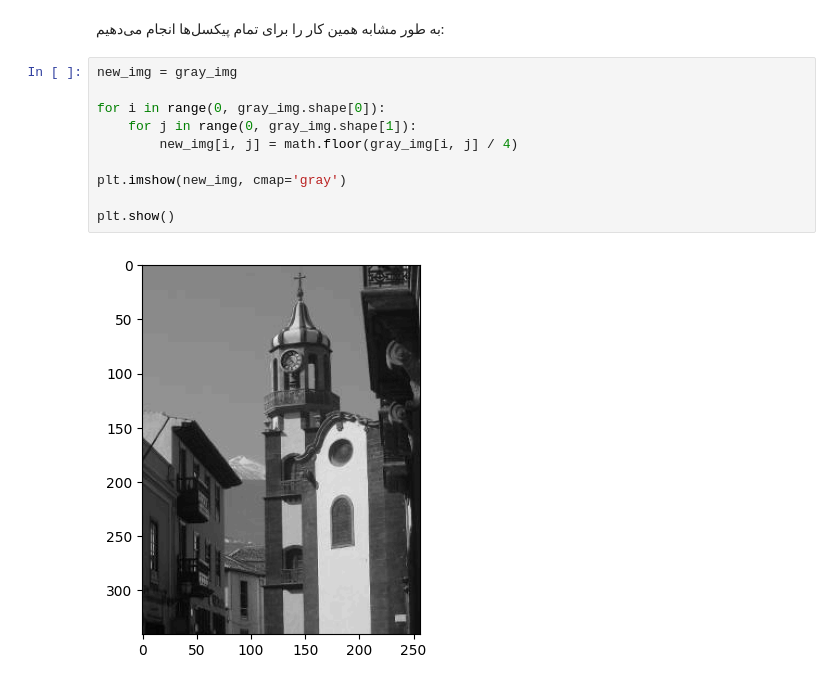
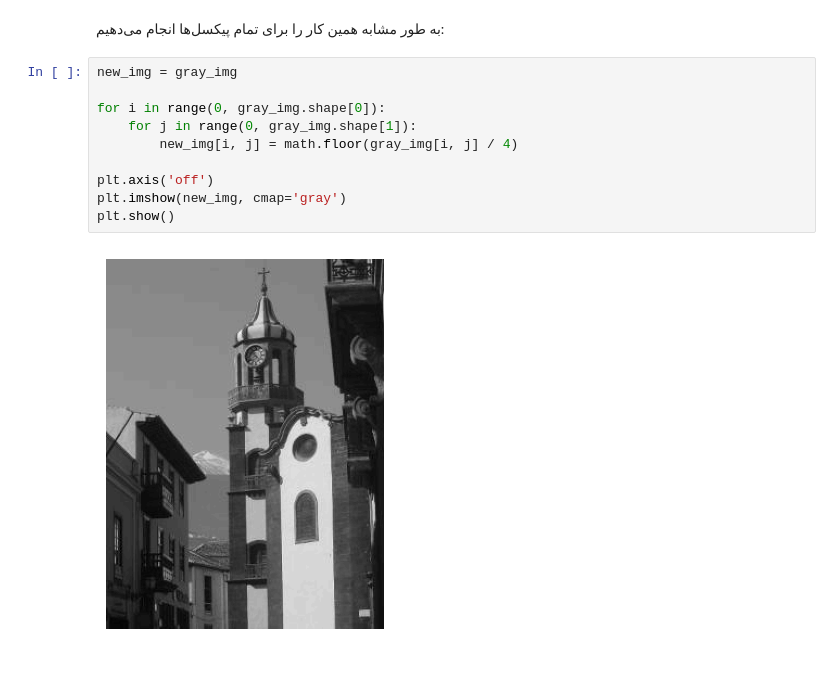
Before and after one commit to msabiloo/iut-computer-vision, a Jupyter notebook: ch_02_images/ch_02_2_2.ipynb, the cells around one changed output. Drawn from its saved outputs; the diff is of its cells as text.

```diff
--- a/ch_02_images/ch_02_2_2.ipynb
+++ b/ch_02_images/ch_02_2_2.ipynb
@@ -49,12 +50,12 @@ print(first_pixle_original_value, first_pixle_quantized_value)
 # %%
 new_img = gray_img
 
 for i in range(0, gray_img.shape[0]):
     for j in range(0, gray_img.shape[1]):
         new_img[i, j] = math.floor(gray_img[i, j] / 4)
 
+plt.axis('off')
 plt.imshow(new_img, cmap='gray')
-
 plt.show()
 # %% [output]
-[figure, old version]
+[figure, new version]
```
Also changed, not shown: parts of 1 cell of this notebook, 2 other files.
